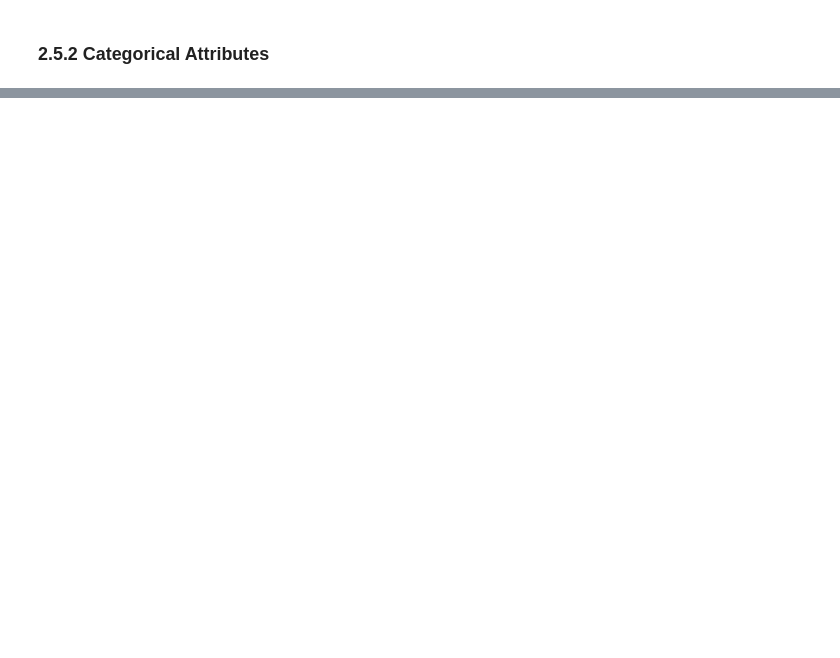
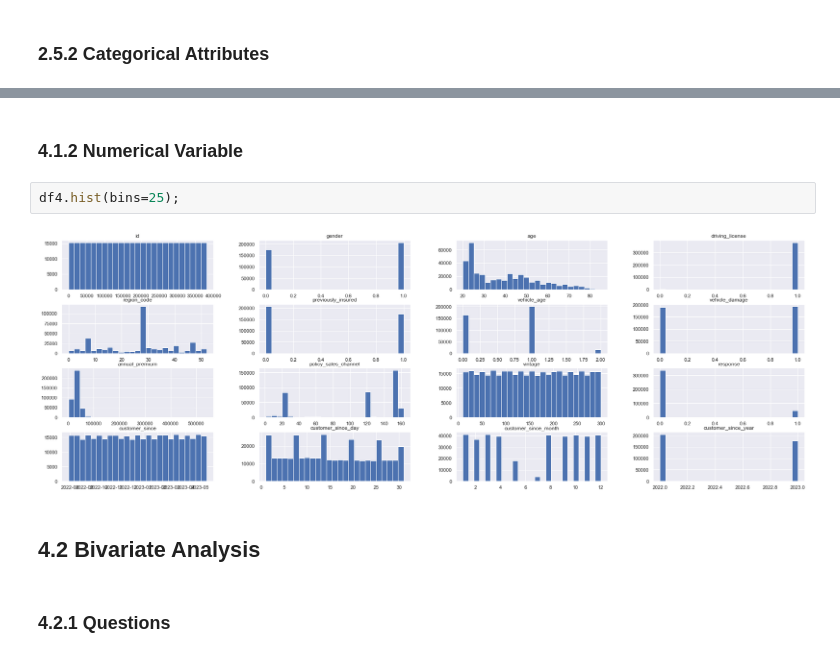
Before and after one commit to GustavoMichelsen/projeto_cross_sell, a Jupyter notebook: health_insurance_cross_sell.ipynb, the cells around one changed output, grey strips where cells are left out. Cells and saved outputs as stored; diff of their text form; blank space fills up the shorter version.

```diff
--- a/health_insurance_cross_sell.ipynb
+++ b/health_insurance_cross_sell.ipynb
@@ -149,0 +278,10 @@ df_cat_attributes.apply(lambda x: x.unique())
+# %% [markdown]
+### 4.1.2 Numerical Variable
+# %%
+df4.hist(bins=25);
+# %% [output]
+[figure, added]
+# %% [markdown]
+## 4.2 Bivariate Analysis
+# %% [markdown]
+### 4.2.1 Questions
```
Also changed, not shown: parts of 36 cells of this notebook.
